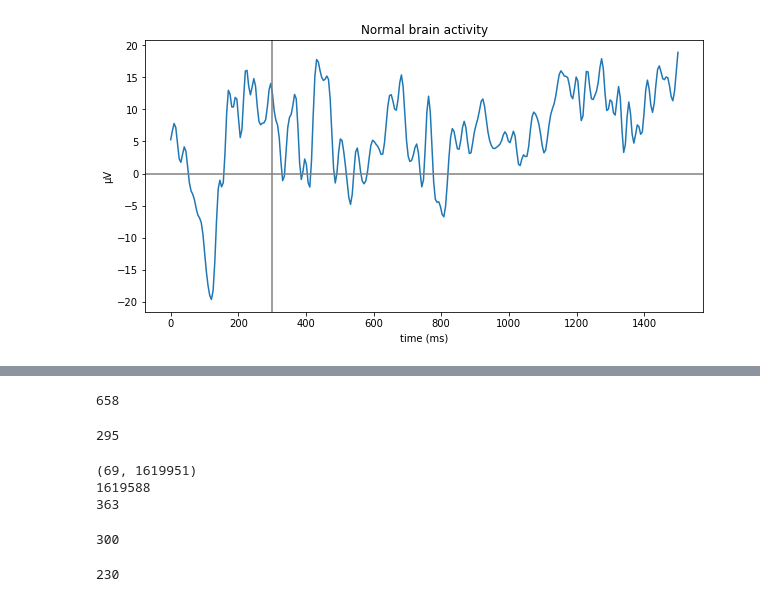
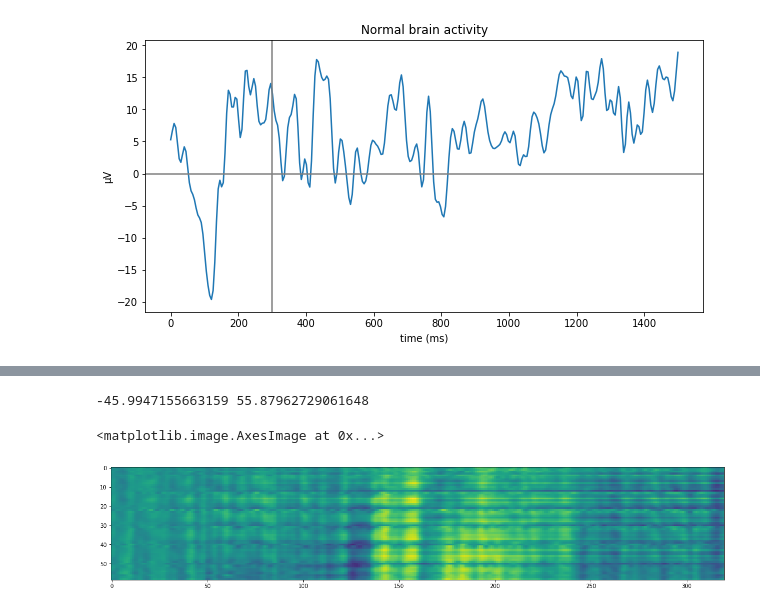
Before and after one commit to cobando/EmergencyBraking, a Jupyter notebook: Notebooks/ExploringOneSubjectData.ipynb, the cells around one changed output, grey strips where cells are left out. Drawn from its saved outputs; the diff is of its cells as text; code cells hidden in the pictures.

```diff
--- a/Notebooks/ExploringOneSubjectData.ipynb
+++ b/Notebooks/ExploringOneSubjectData.ipynb
@@ -9,6 +9,7 @@ import numpy as np
 # %%
 path_data_mat = '/Users/obando_c/Documents/Neuro/EmergencyBraking/Data/Raw/'
 file_name = "VPja.mat" # VPja.mat ; VPbax.mat
+path_postprocess_mat = '/Users/obando_c/Documents/Neuro/EmergencyBraking/data/post_processed/'
 # %%
 # Extract data cnt - contains data of different channels:
 # EEG,'EMGf', 'lead_gas', 'lead_brake', 'dist_to_lead', 'wheel_X', 'wheel_Y', 'gas', 'brake'
@@ -222,24 +211,11 @@ x.shape
-# %%
-1619951 - fp
-# %% [output]
-658
-# %%
-events_y[-1]-fp
-# %% [output]
-295
-# %%
-print(x.shape)
-print(events_y[-1])
-print(x.shape[1]-events_y[-1])
-# %% [output]
-(69, 1619951)
-1619588
-363
-# %%
-ts_i + ts_f
-# %% [output]
-300
-# %%
-len(events_y)
-# %% [output]
-230
+# %%
+mat_pp = np.load(path_postprocess_mat + 'VPja.mat_segment_3_event.npy')
+
+print(np.min(mat_pp), np.max(mat_pp))
+
+plt.figure(figsize=(20,20))
+plt.imshow(mat_pp, vmin=-60, vmax=56)
+# %% [output]
+-45.9947155663159 55.87962729061648
+<matplotlib.image.AxesImage at 0x...>
+[figure, added]
```
Also changed, not shown: parts of 34 cells of this notebook, 8 other files.
